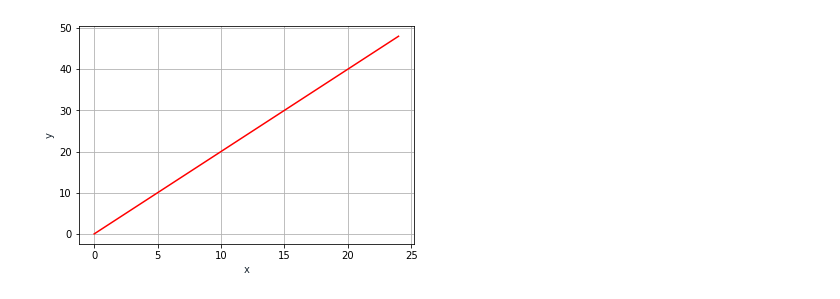
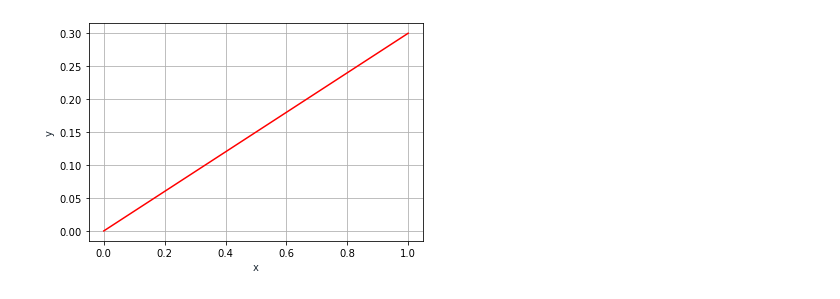
Before and after one commit to florencioq/2019-CS109A, a Jupyter notebook: content/labs/lab01/notebook/Parkinson Distribution.ipynb, the cells around one changed output. Saved outputs shown, nothing was run; the diff lists cells and outputs as text; code cells hidden in the pictures.

```diff
--- a/content/labs/lab01/notebook/Parkinson Distribution.ipynb
+++ b/content/labs/lab01/notebook/Parkinson Distribution.ipynb
@@ -13,0 +1,13 @@ med1 = {'subida': {'grau': 1, 'duracao': 1}, 'plato': {'grau': 1, 'duracao': 1},
+# %%
+# Medicações
+# A, B, C, D, E
+
+# Cada medicação tem
+# grau: subida, plato, descida
+# duracao: subida, plato, descida
+
+med1 = {'nome': 'PROLOPA 1',
+        'subida1': {'grau': 0.3, 'duracao': 1},
+        'subida2': {'grau': 1, 'duracao': 1},
+        'plato': {'grau': -0.1, 'duracao': 3},
+        'descida': {'grau': -0.6, 'duracao': 1}}
@@ -14,12 +44,18 @@ med1 = {'subida': {'grau': 1, 'duracao': 1}, 'plato': {'grau': 1, 'duracao': 1},
 # %%
+# Simulação do gráfico
 import matplotlib.pyplot as plt
 import numpy as np
-x = np.linspace(0,24,24*60)
-y = 2*x
+
+horaInicial = 0
+horaFinal = med1['subida1']['duracao']
+duracao = horaInicial - horaFinal
+
+x = np.linspace(horaInicial, horaFinal, (horaFinal-horaInicial)*60)
+y = med1['subida1']['grau']*x
 plt.plot(x, y, '-r')
 plt.xlabel('x', color='#1C2833')
 plt.ylabel('y', color='#1C2833')
 plt.grid()
 plt.show()
 # %% [output]
-[figure, old version]
+[figure, new version]
```
Also changed, not shown: parts of 7 cells of this notebook.
